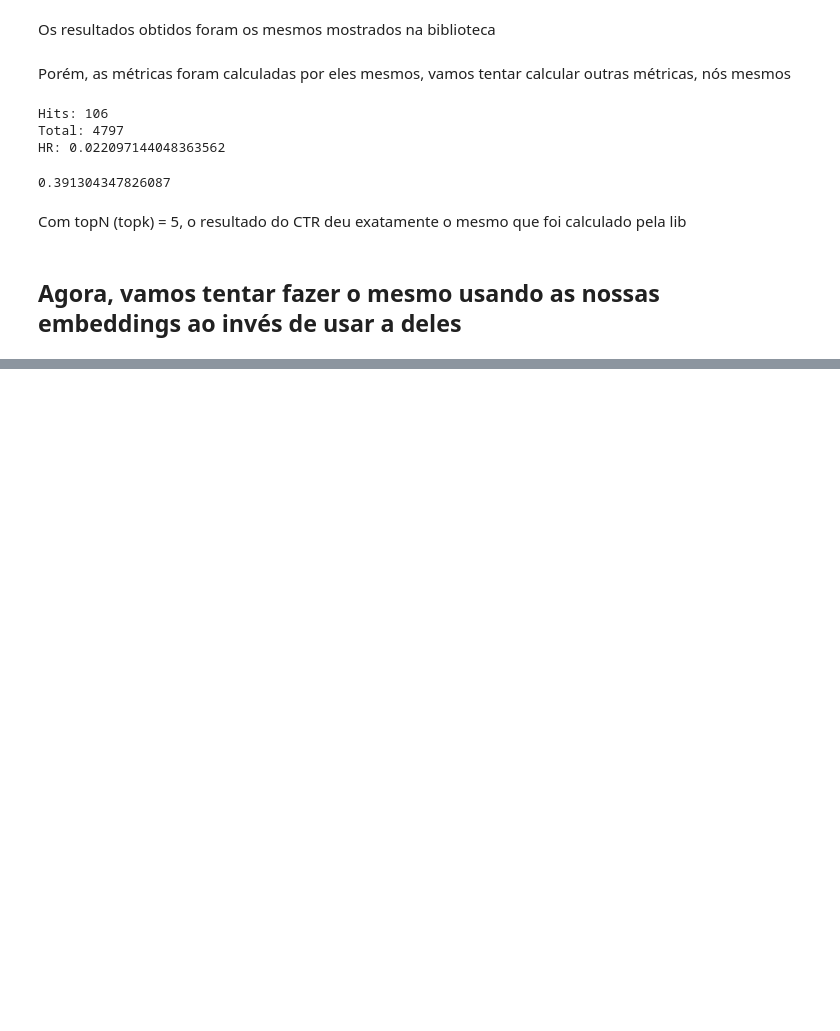
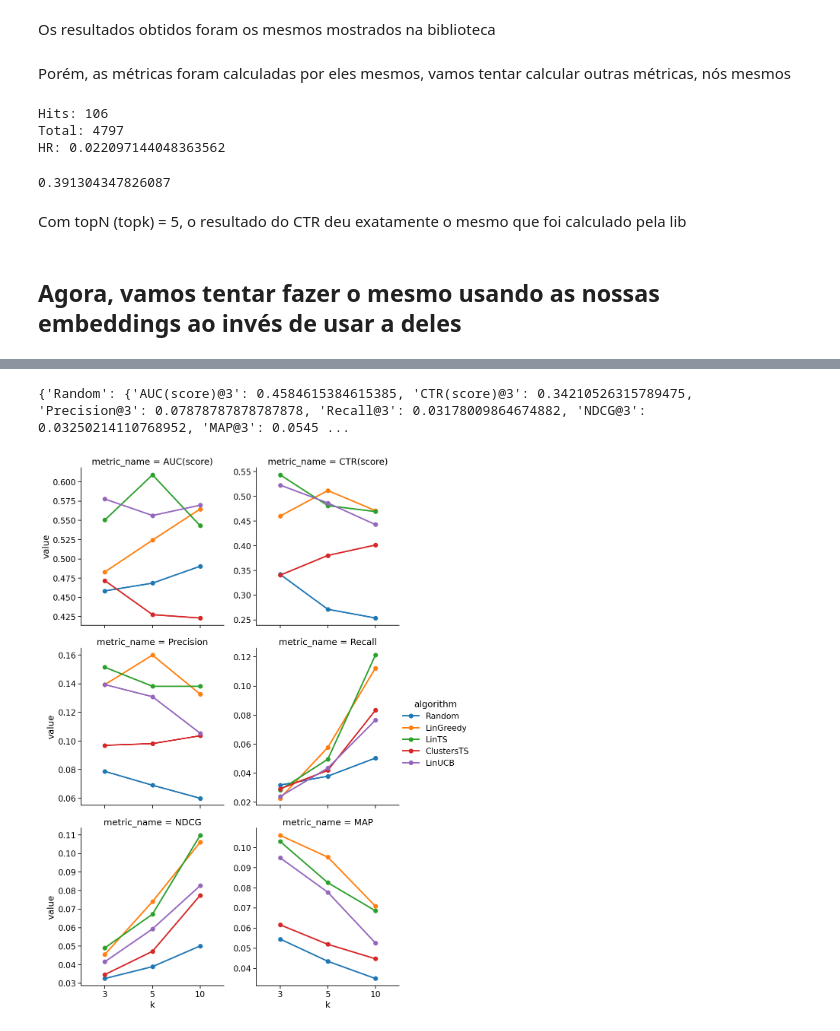
Before and after one commit to GregorioFornetti/Estudos-MAB, a Jupyter notebook: mab2rec/testes_evaluation.ipynb, the cells around one changed output, grey strips where cells are left out. Drawn from its saved outputs; the diff is of its cells as text; code cells hidden in the pictures; blank space fills up the shorter version.

```diff
--- a/mab2rec/testes_evaluation.ipynb
+++ b/mab2rec/testes_evaluation.ipynb
@@ -277,0 +359,11 @@ print(reco_to_metrics)
+# %%
+test(
+    use_weight=True,
+    K1=100,
+    B=0.8,
+    factors=10,
+    filter_test=True
+)
+# %% [output]
+{'Random': {'AUC(score)@3': 0.4584615384615385, 'CTR(score)@3': 0.34210526315789475, 'Precision@3': 0.07878787878787878, 'Recall@3': 0.03178009864674882, 'NDCG@3': 0.03250214110768952, 'MAP@3': 0.0545 ...
+[figure, added]
```
Also changed, not shown: parts of 11 cells of this notebook.
